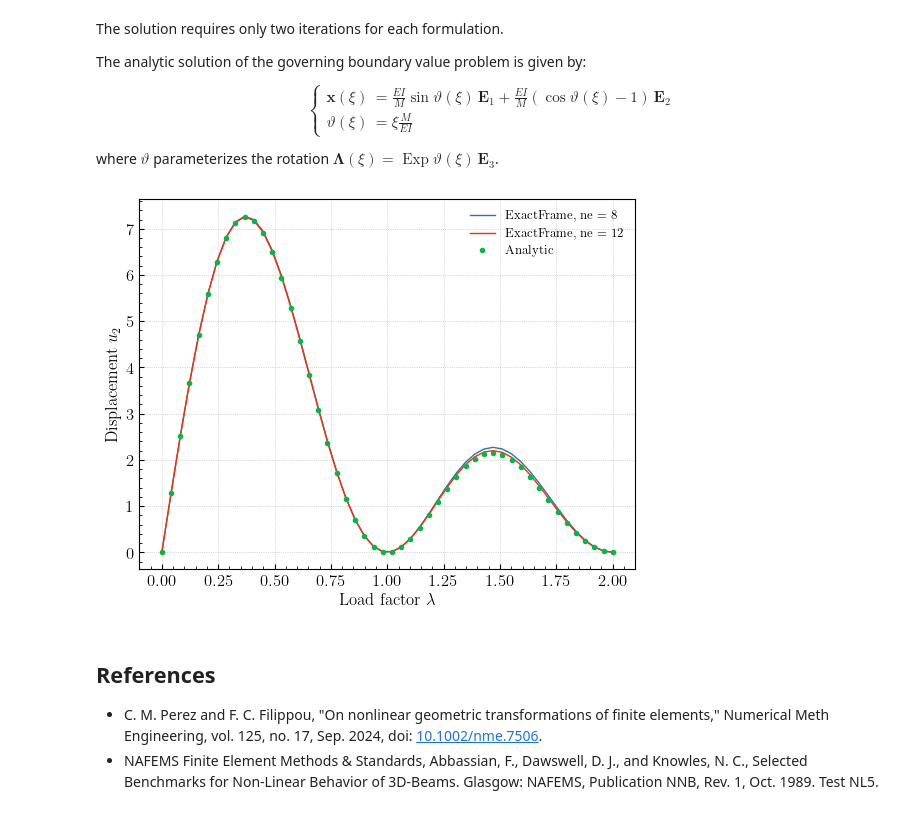
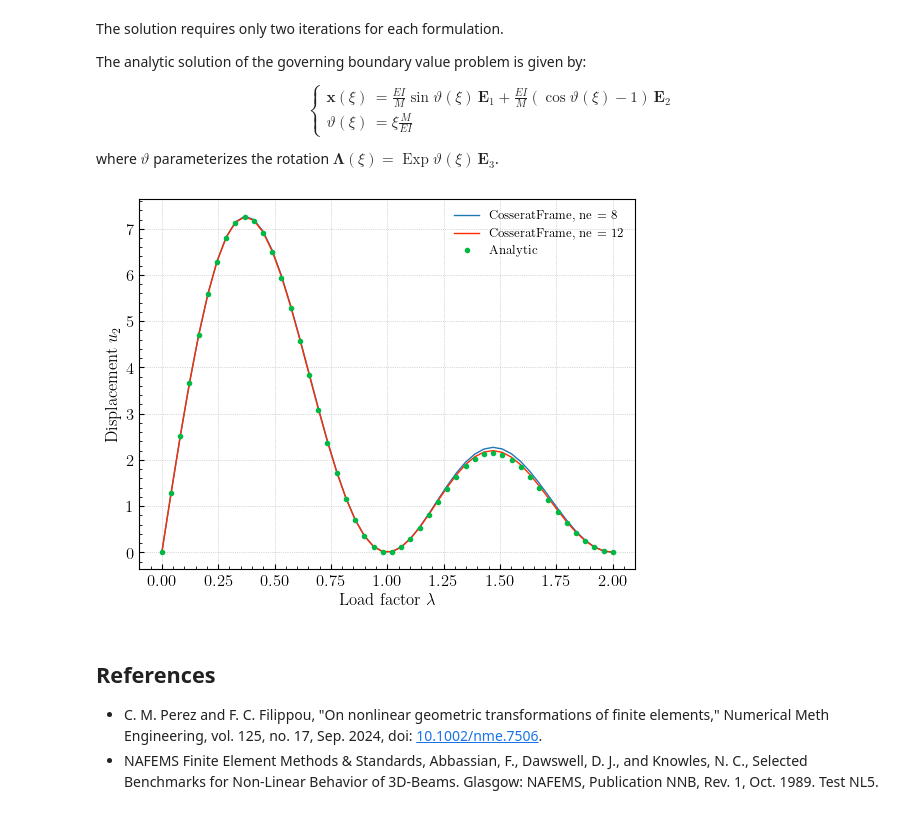
Before and after one commit to FEDEASLab/Benchmarks-Python, a Jupyter notebook: benchmarks/frame-1001/main.ipynb, the cells around one changed output. Drawn from its saved outputs; the diff is of its cells as text; code cells hidden in the pictures.

```diff
--- a/benchmarks/frame-1001/main.ipynb
+++ b/benchmarks/frame-1001/main.ipynb
@@ -33,7 +34,8 @@ EI = 1e2
 length = 10.0
 
 section = xara.FrameSection("Elastic",
-              E=1e4, G=1e4,
+              E=1e4,
+              G=1e4,
               A=1,
               Iy=1e-2,
               Iz=1e-2,
@@ -51,11 +53,11 @@ def create_prism(length:    float,
                  divisions: int = 1
                  ):
 
-    # Number of elements discretizing the column
+    # Number of elements discretizing the member
     ne = divisions
 
 
-    model = xara.Model(ndm=3)
+    model = xara.Model(ndm=3, ndf=6)
 
     # Total number of nodes
     nn = ne + 1
@@ -87,31 +94,31 @@ def create_prism(length:    float,
 # %%
 import numpy as np
 
-def analyze_moment(scale=1/8, ne=5, element="ExactFrame"):
+def analyze_moment(scale, ne=5, element="CosseratFrame", transform="Spherical"):
 
     model = create_prism(
-        length = length,
-        element = element,
-        transform = "Corotational02",
+        length    = length,
+        element   = element,
+        transform = transform,
         divisions = ne
     )
 
-
+    M = 2*np.pi*(EI/length)*scale
 
     model.pattern("Plain", 1, "Linear", load={
-        ne+1: [0, 0, 0] + [0, 0,  1]}
+        ne+1: [0, 0, 0] + [0, 0,  M]}
     )
 
 
-    model.test("EnergyIncr", 1e-12, 10, 0)
+    model.test("EnergyIncr", 1e-14, 10, 0)
     model.system("BandGeneral")
 
-    model.integrator("LoadControl", 2*np.pi*(EI/length)*scale)
+    model.integrator("LoadControl", 1.0)
     model.analysis("Static")
 
 
     if model.analyze(1) != 0:
-        raise RuntimeError(f"Failed at step {i}")
+        raise RuntimeError(f"Failed to run analysis")
 
     return model
 # %%
@@ -169,23 +177,24 @@ import thesis
 # %%
 import matplotlib.pyplot as plt
 
 fig,ax = plt.subplots()
 
 for ne in 8, 12:
-    ax.plot(load, [analyze_moment(m, ne=ne).nodeDisp(ne+1,2) for m in load], label=f"ExactFrame, {ne = }")
+    uy = [analyze_moment(m, ne=ne).nodeDisp(ne+1,2) for m in load]
+    ax.plot(load, uy, label=f"CosseratFrame, {ne = }")
 
 def solution(lamda):
     M = 2*np.pi*(EI/length)*lamda
     theta = length * M / EI
     return -(EI/M)*(np.cos(theta) - 1.0)
 
 ax.plot(load, [0]+[solution(m) for m in load[1:]], ".", label="Analytic")
 ax.set_xlabel(r"Load factor $\lambda$")
 ax.set_ylabel(r"Displacement $u_2$")
 ax.grid(True)
 ax.legend();
 # %% [output]
-[figure, old version]
+[figure, new version]
 # %% [markdown]
 
 ## References
```
Also changed, not shown: parts of 3 cells of this notebook.
